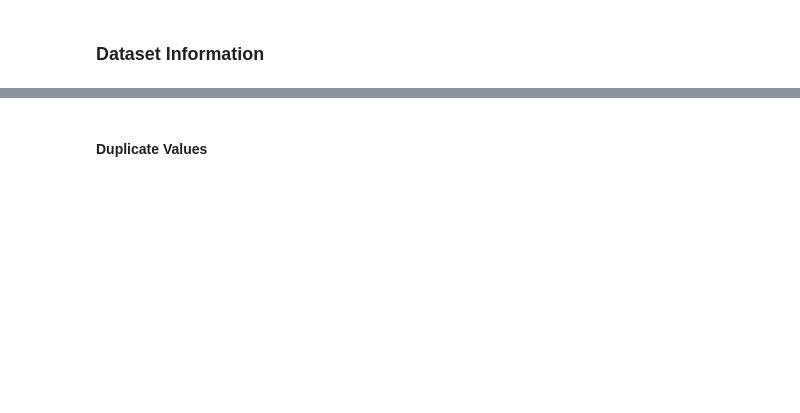
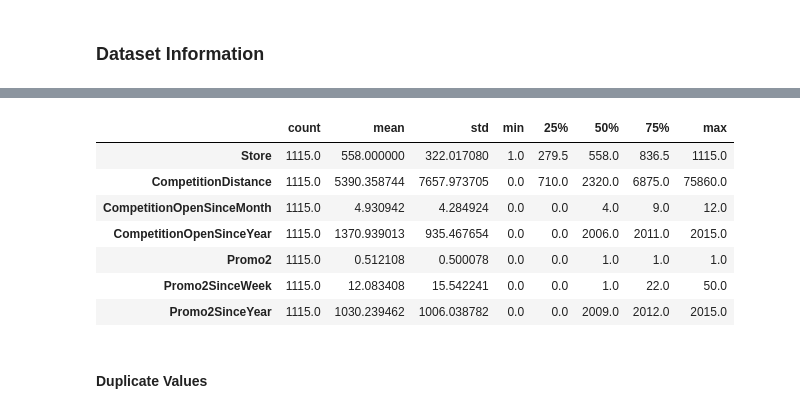
Before and after one commit to Pratikshathorat96/Retail-Sales-Prediction-ML-regression-, a Jupyter notebook: new_regression_project_on_retail_store.ipynb, the cells around one changed output, grey strips where cells are left out. Cells and saved outputs as stored; diff of their text form; code cells hidden in the pictures; blank space fills up the shorter version.

```diff
--- a/new_regression_project_on_retail_store.ipynb
+++ b/new_regression_project_on_retail_store.ipynb
@@ -257,3 +338,15 @@ sales_df.describe().transpose()
+# %%
+#checking description of data of store dataset
+store_df.describe().transpose()
+# %% [output]
+|  | count | mean | std | min | 25% | 50% | 75% | max |
+| Store | 1115.0 | 558.000000 | 322.017080 | 1.0 | 279.5 | 558.0 | 836.5 | 1115.0 |
+| CompetitionDistance | 1115.0 | 5390.358744 | 7657.973705 | 0.0 | 710.0 | 2320.0 | 6875.0 | 75860.0 |
+| CompetitionOpenSinceMonth | 1115.0 | 4.930942 | 4.284924 | 0.0 | 0.0 | 4.0 | 9.0 | 12.0 |
+| CompetitionOpenSinceYear | 1115.0 | 1370.939013 | 935.467654 | 0.0 | 0.0 | 2006.0 | 2011.0 | 2015.0 |
+| Promo2 | 1115.0 | 0.512108 | 0.500078 | 0.0 | 0.0 | 1.0 | 1.0 | 1.0 |
+| Promo2SinceWeek | 1115.0 | 12.083408 | 15.542241 | 0.0 | 0.0 | 1.0 | 22.0 | 50.0 |
+| Promo2SinceYear | 1115.0 | 1030.239462 | 1006.038782 | 0.0 | 0.0 | 2009.0 | 2012.0 | 2015.0 |
 # %% [markdown]
 #### Duplicate Values
 # %%
```
Also changed, not shown: parts of 106 cells of this notebook.
